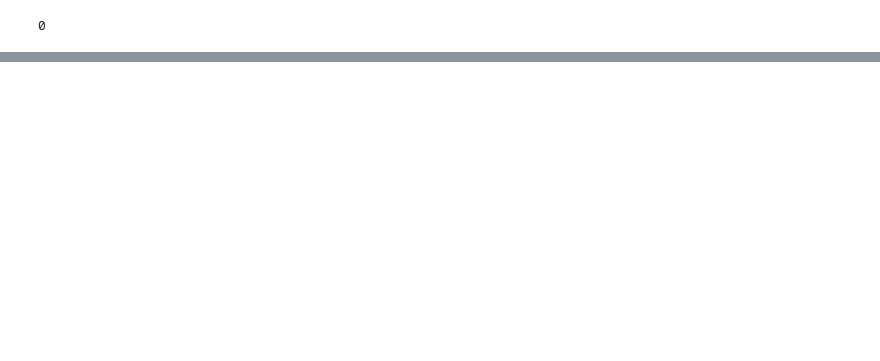
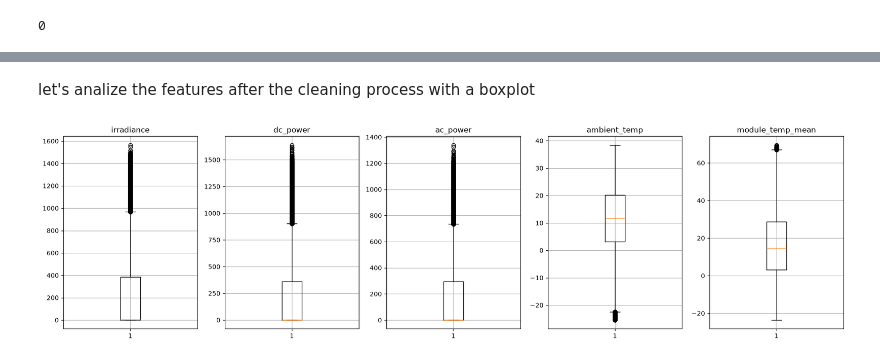
Before and after one commit to SantiToled0/solar-mlops, a Jupyter notebook: notebooks/01_exploration.ipynb, the cells around one changed output, grey strips where cells are left out. Saved outputs shown, nothing was run; the diff lists cells and outputs as text; code cells hidden in the pictures; blank space fills up the shorter version.

Commit message:
More cleaning

```diff
--- a/notebooks/01_exploration.ipynb
+++ b/notebooks/01_exploration.ipynb
@@ -788,0 +908,22 @@ print(
+# %% [markdown]
+let's analize the features after the cleaning process with a boxplot
+# %%
+variables = [
+    'irradiance',
+    'dc_power',
+    'ac_power',
+    'ambient_temp',
+    'module_temp_mean'
+]
+
+fig, axes = plt.subplots(1, 5, figsize=(18,5))
+
+for ax, variable in zip(axes, variables):
+    ax.boxplot(df[variable].dropna())
+    ax.set_title(variable)
+    ax.grid(True)
+
+plt.tight_layout()
+plt.show()
+# %% [output]
+[figure, added]
```
Also changed, not shown: parts of 31 cells of this notebook.
